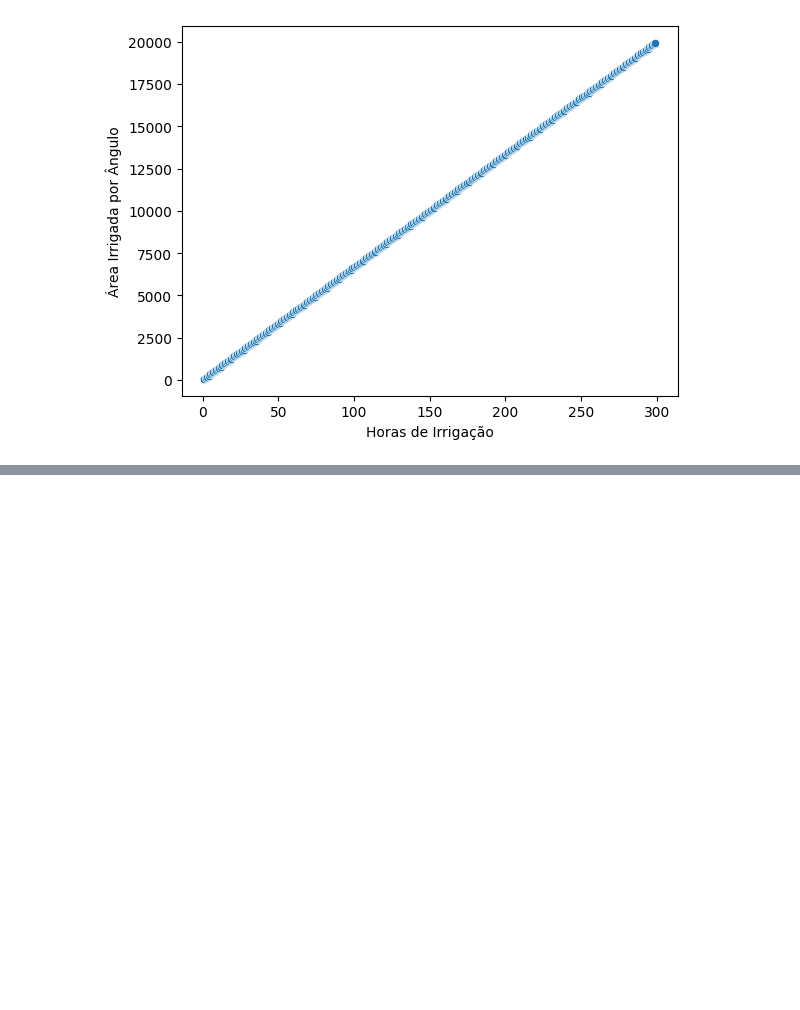
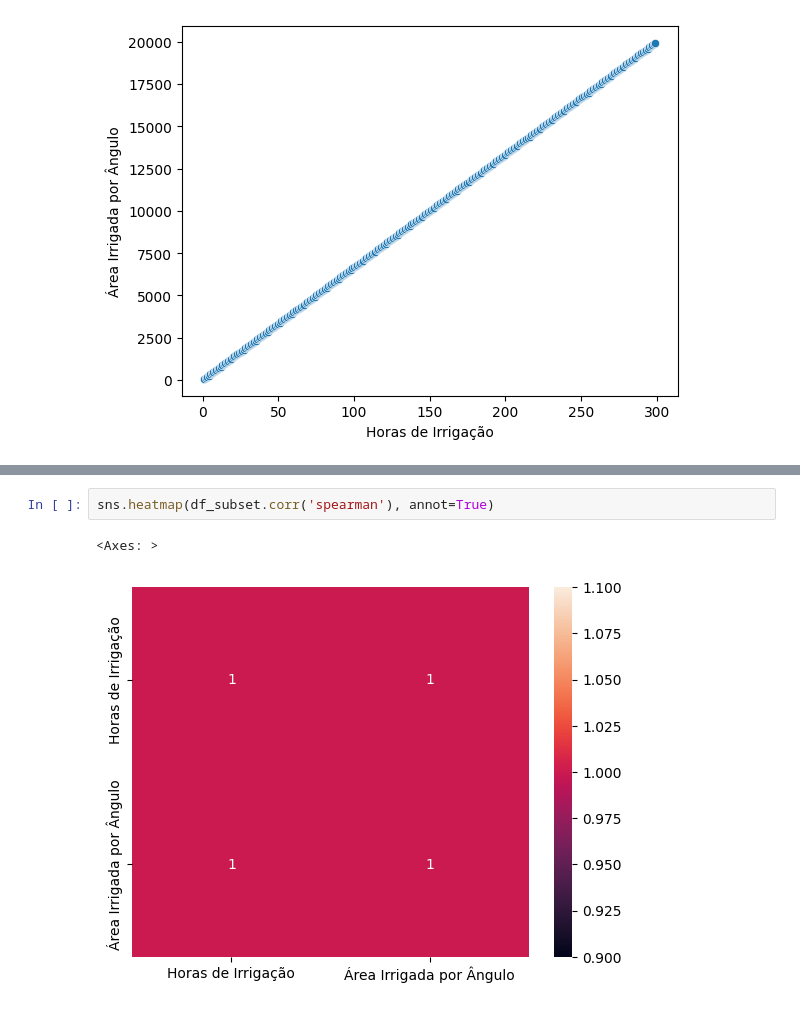
Before and after one commit to Diegopbetti/ia-para-produtos-regressao-linear, a Jupyter notebook: resolucao.ipynb, the cells around one changed output, grey strips where cells are left out. Saved outputs shown, nothing was run; the diff lists cells and outputs as text; blank space fills up the shorter version.

```diff
--- a/resolucao.ipynb
+++ b/resolucao.ipynb
@@ -60,0 +79,5 @@ sns.scatterplot(data=df_dados, x='Horas de Irrigação', y='Área Irrigada por
+# %%
+sns.heatmap(df_subset.corr('spearman'), annot=True)
+# %% [output]
+<Axes: >
+[figure, added]
```
Also changed, not shown: parts of 5 cells of this notebook.
